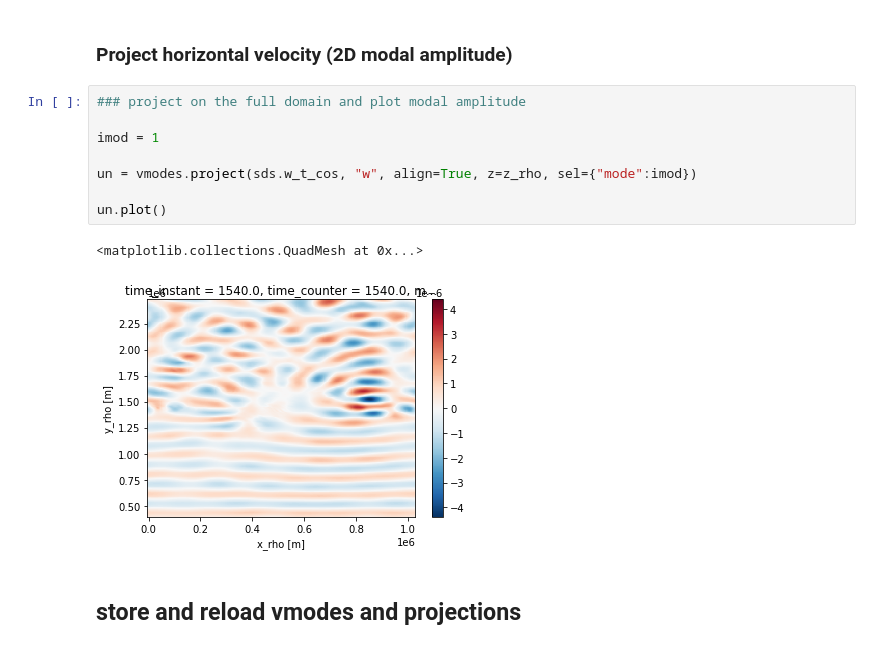
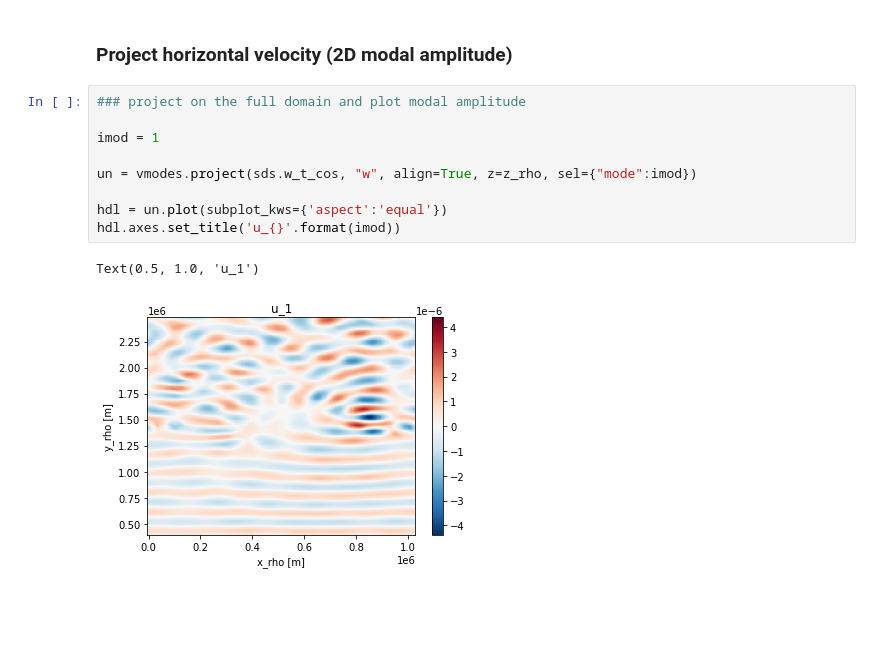
Before and after one commit to slgentil/croco, a Jupyter notebook: tutorials/vmodes.ipynb, the cells around one changed output. Drawn from its saved outputs; the diff is of its cells as text; blank space fills up the shorter version.

Commit message:
minor updates to vmodes

```diff
--- a/tutorials/vmodes.ipynb
+++ b/tutorials/vmodes.ipynb
@@ -265,13 +265,12 @@ Text(0.5, 1.0, 'w_cos')
 # %%
 ### project on the full domain and plot modal amplitude
 
 imod = 1
 
 un = vmodes.project(sds.w_t_cos, "w", align=True, z=z_rho, sel={"mode":imod})
 
-un.plot()
+hdl = un.plot(subplot_kws={'aspect':'equal'})
+hdl.axes.set_title('u_{}'.format(imod))
 # %% [output]
-<matplotlib.collections.QuadMesh at 0x...>
+Text(0.5, 1.0, 'u_1')
-[figure, old version]
+[figure, new version]
-# %% [markdown]
-## store and reload vmodes and projections
```
Also changed, not shown: parts of 3 cells of this notebook, 2 other files.
